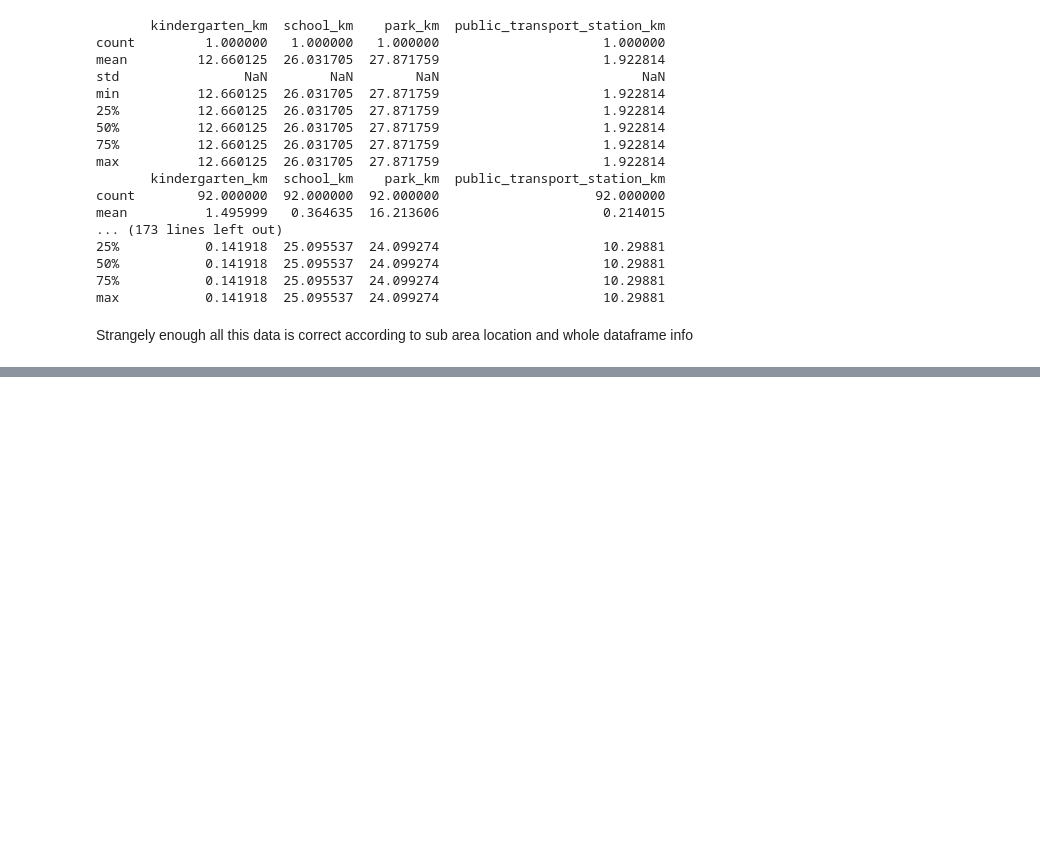
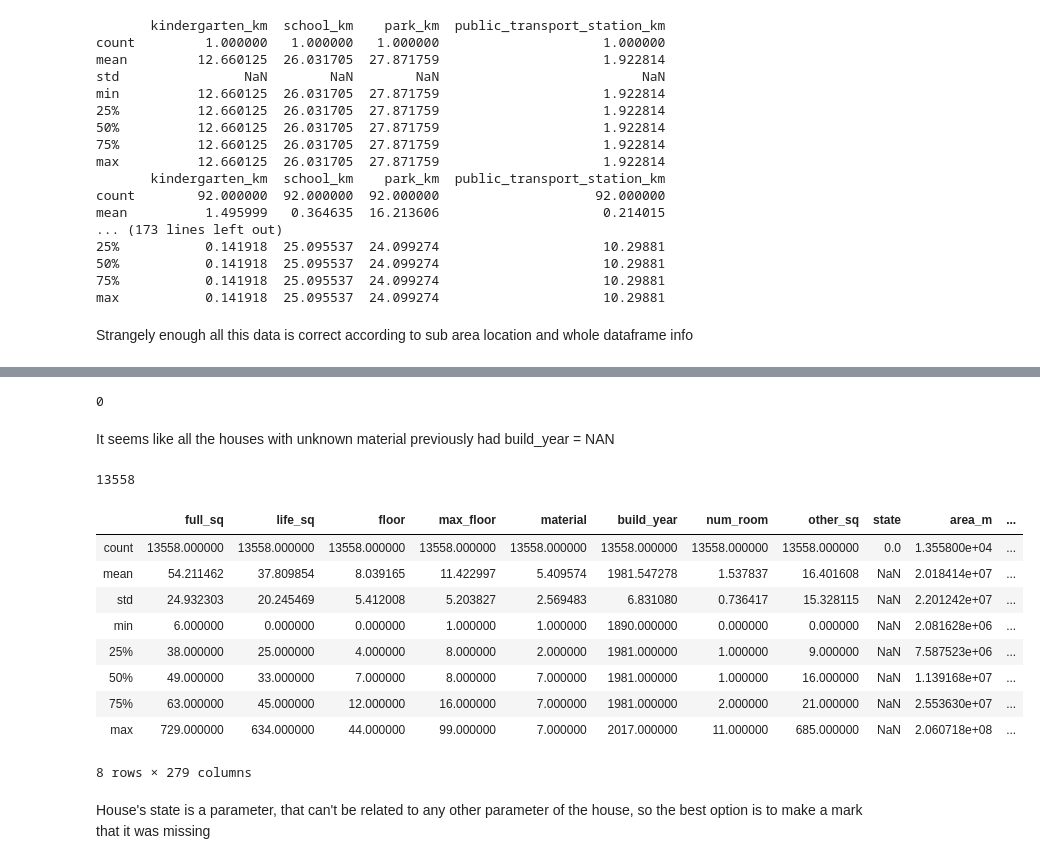
Before and after one commit to Serega6678/Kaggle-Competitions, a Jupyter notebook: Sberbank Russian Housing Market/Secondary_Features_Analysis.ipynb, the cells around one changed output, grey strips where cells are left out. Drawn from its saved outputs; the diff is of its cells as text; code cells hidden in the pictures; blank space fills up the shorter version.

```diff
--- a/Sberbank Russian Housing Market/Secondary_Features_Analysis.ipynb
+++ b/Sberbank Russian Housing Market/Secondary_Features_Analysis.ipynb
@@ -564,0 +605,28 @@ Strangely enough all this data is correct according to sub area location and who
+# %%
+train.loc[pd.isnull(train['material']), 'build_year was_missing'].shape[0] - \
+train.loc[pd.isnull(train['material']), 'build_year was_missing'].sum()
+# %% [output]
+0
+# %% [markdown]
+It seems like all the houses with unknown material previously had build_year = NAN
+# %%
+train.loc[:, 'material'].fillna(7, inplace=True)
+# %%
+train['state'].isna().sum()
+# %% [output]
+13558
+# %%
+train[pd.isnull(train['state'])].describe()
+# %% [output]
+|  | full_sq | life_sq | floor | max_floor | material | build_year | num_room | other_sq | state | area_m | ... |
+| count | 13558.000000 | 13558.000000 | 13558.000000 | 13558.000000 | 13558.000000 | 13558.000000 | 13558.000000 | 13558.000000 | 0.0 | 1.355800e+04 | ... |
+| mean | 54.211462 | 37.809854 | 8.039165 | 11.422997 | 5.409574 | 1981.547278 | 1.537837 | 16.401608 | NaN | 2.018414e+07 | ... |
+| std | 24.932303 | 20.245469 | 5.412008 | 5.203827 | 2.569483 | 6.831080 | 0.736417 | 15.328115 | NaN | 2.201242e+07 | ... |
+| min | 6.000000 | 0.000000 | 0.000000 | 1.000000 | 1.000000 | 1890.000000 | 0.000000 | 0.000000 | NaN | 2.081628e+06 | ... |
+| 25% | 38.000000 | 25.000000 | 4.000000 | 8.000000 | 2.000000 | 1981.000000 | 1.000000 | 9.000000 | NaN | 7.587523e+06 | ... |
+| 50% | 49.000000 | 33.000000 | 7.000000 | 8.000000 | 7.000000 | 1981.000000 | 1.000000 | 16.000000 | NaN | 1.139168e+07 | ... |
+| 75% | 63.000000 | 45.000000 | 12.000000 | 16.000000 | 7.000000 | 1981.000000 | 2.000000 | 21.000000 | NaN | 2.553630e+07 | ... |
+| max | 729.000000 | 634.000000 | 44.000000 | 99.000000 | 7.000000 | 2017.000000 | 11.000000 | 685.000000 | NaN | 2.060718e+08 | ... |
+8 rows × 279 columns
+# %% [markdown]
+House's state is a parameter, that can't be related to any other parameter of the house, so the best option is to make a mark that it was missing
```
Also changed, not shown: parts of 8 cells of this notebook.
